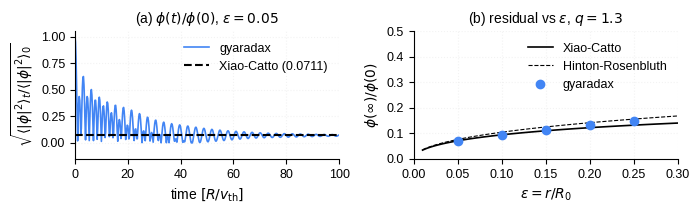
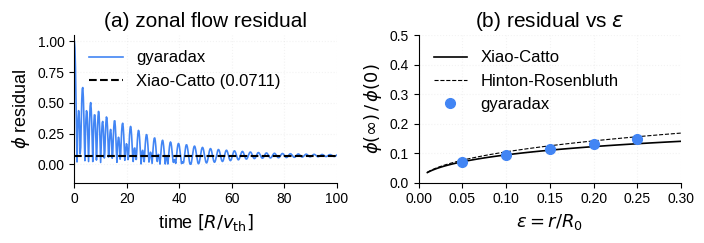
The notebook cell's code change between the first figure and the second:
--- before
+++ after
@@ -1,3 +1,3 @@
-fig, axes = plt.subplots(1, 2, figsize=(7.0, 2.2))
+fig, axes = plt.subplots(1, 2, figsize=(7.0, 2.5))
 
 # (a) Time trace
@@ -6,11 +6,12 @@
 ax.axhline(rh_residual_xiao_catto(q_rh, eps_rh), color="k", ls="--", lw=1.5,
            label=f"Xiao-Catto ({rh_residual_xiao_catto(q_rh, eps_rh):.4f})", zorder=10)
-ax.set_xlabel(r"time $[R/v_{\mathrm{th}}]$")
-ax.set_ylabel(r"$\sqrt{\langle|\phi|^2\rangle_t / \langle|\phi|^2\rangle_0}$")
-ax.legend(frameon=False)
+ax.set_xlabel(r"time $[R/v_{\mathrm{th}}]$", fontsize=13)
+ax.set_ylabel(r"$\phi$ residual", fontsize=13)
+ax.legend(frameon=False, fontsize=12, loc="upper left")
 ax.set_xlim(0, time_trace[-1])
 ax.set_ylim(-0.15, 1.05)
+ax.tick_params(labelsize=10)
 ax.grid(True)
-ax.set_title(r"(a) $\phi(t)/\phi(0)$, $\varepsilon=0.05$")
+ax.set_title("(a) zonal flow residual", fontsize=15)
 
 # (b) Residual vs eps
@@ -22,13 +23,13 @@
 ax2.plot(eps_scan, res_xc, "-k", lw=1.2, label="Xiao-Catto")
 ax2.plot(eps_scan, res_hr, "--k", lw=0.8, label="Hinton-Rosenbluth")
-ax2.plot(eps_sim_vals, eps_sim_residuals, "o", color=JAX_COLORS["blue"], ms=6, zorder=5,
-         label="gyaradax")
-ax2.set_xlabel(r"$\varepsilon = r/R_0$")
-ax2.set_ylabel(r"$\phi(\infty) / \phi(0)$")
-ax2.legend(frameon=False)
+ax2.plot(eps_sim_vals, eps_sim_residuals, "o", color=JAX_COLORS["blue"], ms=7, zorder=5, label="gyaradax")
+ax2.set_xlabel(r"$\varepsilon = r/R_0$", fontsize=13)
+ax2.set_ylabel(r"$\phi(\infty)\,/\,\phi(0)$", fontsize=13)
+ax2.legend(frameon=False, fontsize=12, loc="upper left")
 ax2.set_xlim(0, 0.3)
 ax2.set_ylim(0, 0.5)
+ax2.tick_params(labelsize=10)
 ax2.grid(True)
-ax2.set_title(r"(b) residual vs $\varepsilon$, $q=1.3$")
+ax2.set_title(r"(b) residual vs $\varepsilon$", fontsize=15)
 
 fig.tight_layout()

Commit: grad fixes